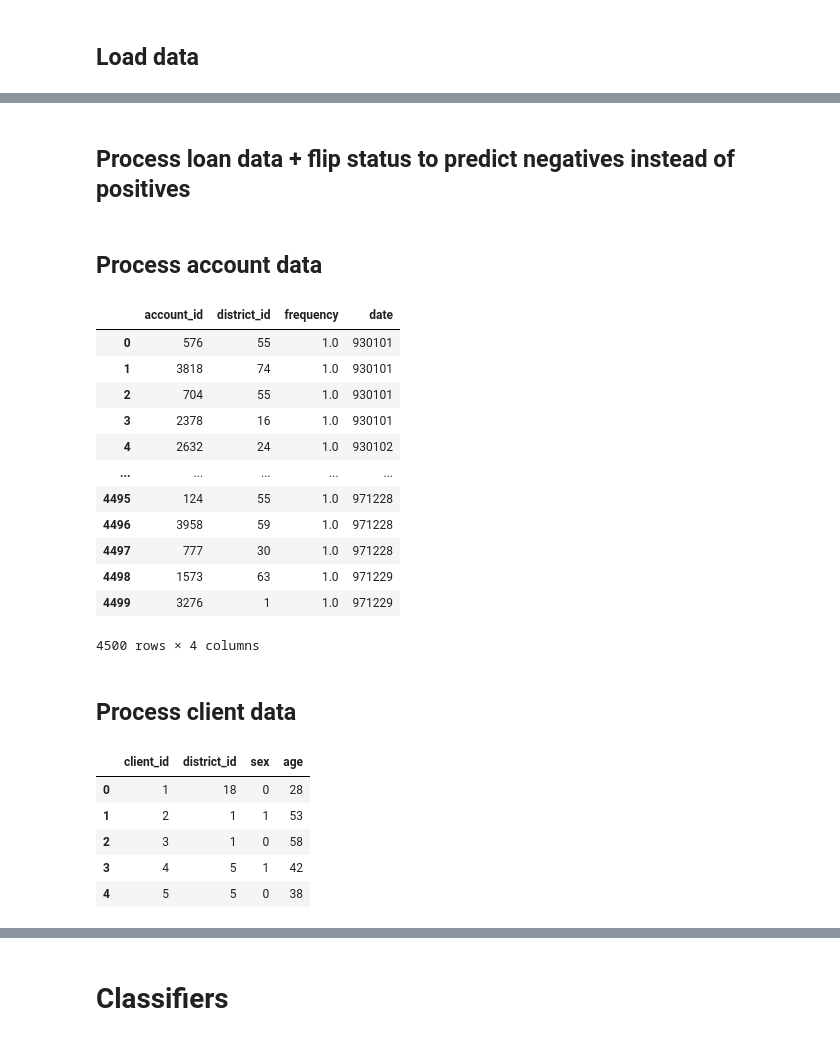
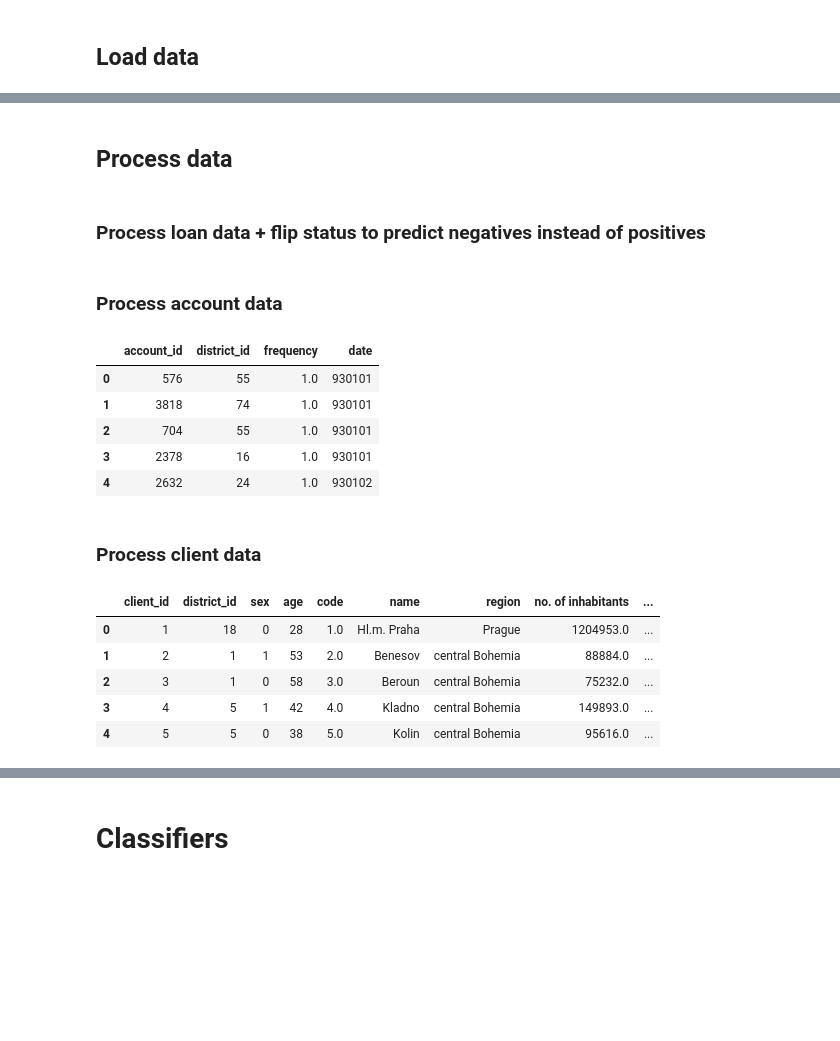
Before and after one commit to Educorreia932/FEUP-AC, a Jupyter notebook: Data Mining Project/notebooks/notebook.ipynb, the cells around one changed output, grey strips where cells are left out. Saved outputs shown, nothing was run; the diff lists cells and outputs as text; code cells hidden in the pictures; blank space fills up the shorter version.

```diff
--- a/Data Mining Project/notebooks/notebook.ipynb
+++ b/Data Mining Project/notebooks/notebook.ipynb
@@ -29,46 +24,41 @@ avg_weeks_per_month = (365.25 / 7 / 12)
+# %% [markdown]
+## Process data
 # %% [markdown]
-## Process loan data + flip status to predict negatives instead of positives
+### Process loan data + flip status to predict negatives instead of positives
 # %%
 #loan_train_df['status_rejected'] = loan_train_df['status'].apply(lambda x: -x)
 #loan_test_df['status_rejected'] = loan_test_df['status'].apply(lambda x: -x)
 
 #loan_train_df
 # %% [markdown]
-## Process account data
+### Process account data
 # %%
-account_df_processed = deepcopy(account_df)
+avg_transactions_per_week = 3
+avg_weeks_per_month = (365.25 / 7 / 12)
 
-account_df_processed['frequency'] = account_df['frequency'].apply(lambda x: 1 if x == 'monthly issuance' else avg_weeks_per_month if x == 'weekly issuance' else (365.25 / 7 / 12) * avg_transactions_per_week)
-account_df_processed
-#account_df_processed['frequency'].unique()
+account_df['frequency'] = account_df['frequency'].apply(lambda x: 1 if x == 'monthly issuance' else avg_weeks_per_month if x == 'weekly issuance' else (365.25 / 7 / 12) * avg_transactions_per_week)
+account_df.head()
 # %% [output]
 |  | account_id | district_id | frequency | date |
 | 0 | 576 | 55 | 1.0 | 930101 |
 | 1 | 3818 | 74 | 1.0 | 930101 |
 | 2 | 704 | 55 | 1.0 | 930101 |
 | 3 | 2378 | 16 | 1.0 | 930101 |
 | 4 | 2632 | 24 | 1.0 | 930102 |
-| ... | ... | ... | ... | ... |
-| 4495 | 124 | 55 | 1.0 | 971228 |
-| 4496 | 3958 | 59 | 1.0 | 971228 |
-| 4497 | 777 | 30 | 1.0 | 971228 |
-| 4498 | 1573 | 63 | 1.0 | 971229 |
-| 4499 | 3276 | 1 | 1.0 | 971229 |
-4500 rows × 4 columns
 # %% [markdown]
-## Process client data
+### Process client data
 # %%
-client_df["sex"] = client_df["birth_number"].apply(
-    lambda x: 0 if int(str(x)[2:4]) > 50 else 1)
-client_df["age"] = client_df["birth_number"].apply(
-    lambda x: calculate_age(read_date(x)))
+client_df["sex"] = client_df["birth_number"].apply(lambda x: 0 if int(str(x)[2:4]) > 50 else 1)
+client_df["age"] = client_df["birth_number"].apply(lambda x: calculate_age(read_date(x)))
+
 client_df.drop("birth_number", inplace=True, axis=1)
 
-client_df.head()
+client_district_df = client_df.join(district_df)
+client_district_df.head()
 # %% [output]
-|  | client_id | district_id | sex | age |
-| 0 | 1 | 18 | 0 | 28 |
-| 1 | 2 | 1 | 1 | 53 |
-| 2 | 3 | 1 | 0 | 58 |
-| 3 | 4 | 5 | 1 | 42 |
-| 4 | 5 | 5 | 0 | 38 |
+|  | client_id | district_id | sex | age | code | name | region | no. of inhabitants | ... |
+| 0 | 1 | 18 | 0 | 28 | 1.0 | Hl.m. Praha | Prague | 1204953.0 | ... |
+| 1 | 2 | 1 | 1 | 53 | 2.0 | Benesov | central Bohemia | 88884.0 | ... |
+| 2 | 3 | 1 | 0 | 58 | 3.0 | Beroun | central Bohemia | 75232.0 | ... |
+| 3 | 4 | 5 | 1 | 42 | 4.0 | Kladno | central Bohemia | 149893.0 | ... |
+| 4 | 5 | 5 | 0 | 38 | 5.0 | Kolin | central Bohemia | 95616.0 | ... |
```
Also changed, not shown: parts of 27 cells of this notebook, 1 other file.
